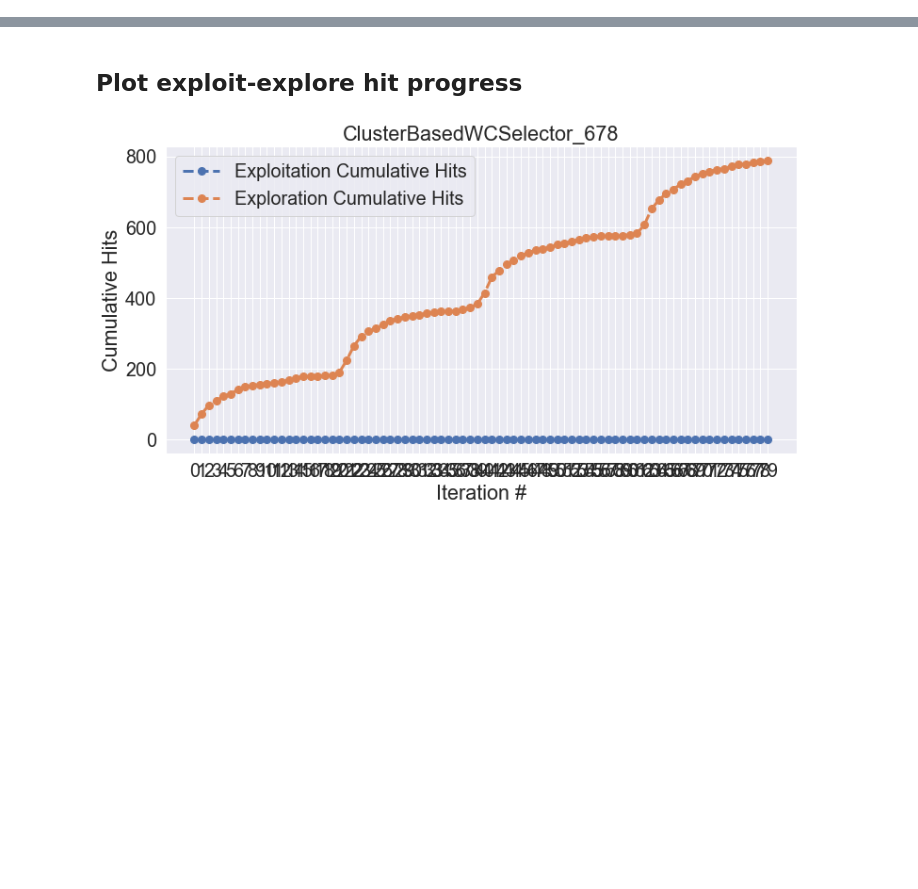
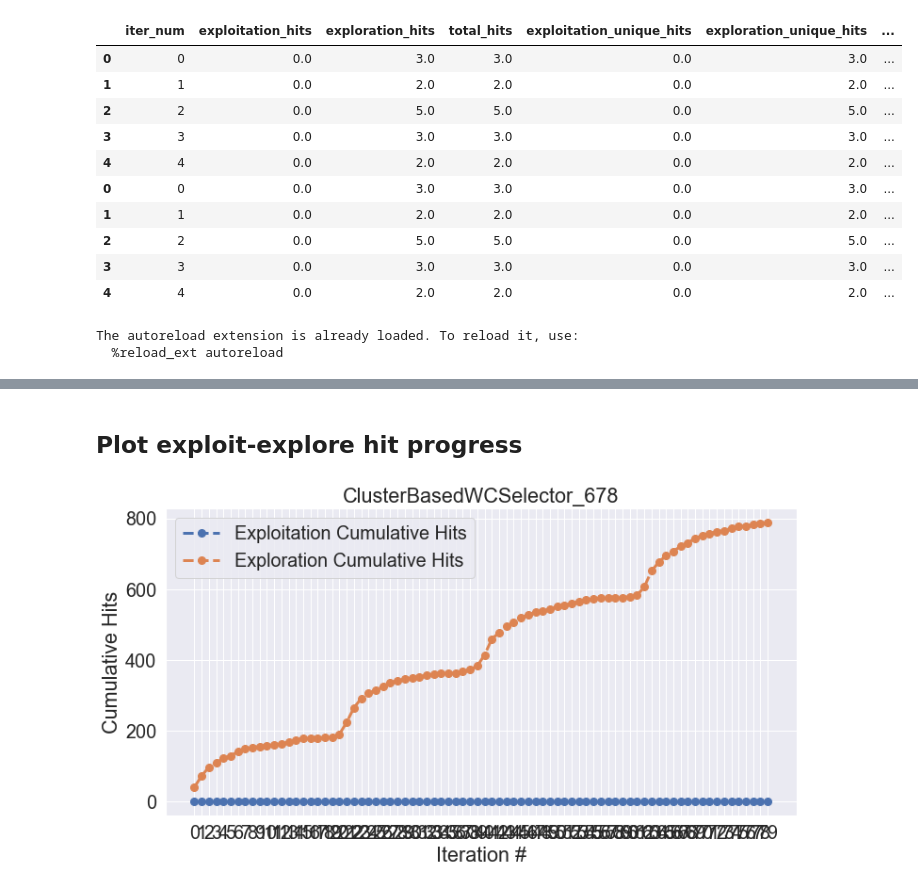
Before and after one commit to gitter-lab/active-learning-drug-discovery, a Jupyter notebook: analysis_notebooks/Analyze Experiment 2- All.ipynb, the cells around one changed output, grey strips where cells are left out. Drawn from its saved outputs; the diff is of its cells as text; code cells hidden in the pictures; blank space fills up the shorter version.

```diff
--- a/analysis_notebooks/Analyze Experiment 2- All.ipynb
+++ b/analysis_notebooks/Analyze Experiment 2- All.ipynb
@@ -1,3 +1,19 @@
+# %%
+a = all_96_hs[all_96_hs['hs_id'].isin(['ClusterBasedWCSelector_411', 'ClusterBasedWCSelector_609'])]
+a = a[a['rf_id'] == '1499']
+a[a['iter_num'] < 5]
+# %% [output]
+|  | iter_num | exploitation_hits | exploration_hits | total_hits | exploitation_unique_hits | exploration_unique_hits | ... |
+| 0 | 0 | 0.0 | 3.0 | 3.0 | 0.0 | 3.0 | ... |
+| 1 | 1 | 0.0 | 2.0 | 2.0 | 0.0 | 2.0 | ... |
+| 2 | 2 | 0.0 | 5.0 | 5.0 | 0.0 | 5.0 | ... |
+| 3 | 3 | 0.0 | 3.0 | 3.0 | 0.0 | 3.0 | ... |
+| 4 | 4 | 0.0 | 2.0 | 2.0 | 0.0 | 2.0 | ... |
+| 0 | 0 | 0.0 | 3.0 | 3.0 | 0.0 | 3.0 | ... |
+| 1 | 1 | 0.0 | 2.0 | 2.0 | 0.0 | 2.0 | ... |
+| 2 | 2 | 0.0 | 5.0 | 5.0 | 0.0 | 5.0 | ... |
+| 3 | 3 | 0.0 | 3.0 | 3.0 | 0.0 | 3.0 | ... |
+| 4 | 4 | 0.0 | 2.0 | 2.0 | 0.0 | 2.0 | ... |
 # %%
 import numpy as np
 import pandas as pd
@@ -18,9 +34,13 @@ hs_job_count = hs_params*1
 benchmark_job_count = benchmark_params*1
 custom_job_count = custom_params*1
 
-hs_dir = glob.glob('../../../aldd_results/params_results_exp_2\\sampled_hyparams/*/*/*/')
-custom_dir = glob.glob('../../../aldd_results/params_results_exp_2\\custom_cbws/*/*/*/')
-benchmark_dir = glob.glob('../../../aldd_results/params_results_exp_2\\benchmarks/*/*/*/')
+root_dir = '../../../aldd_results/params_results_exp_2\\'
+hs_dir = glob.glob(root_dir+'sampled_hyparams/*/*/*/')
+custom_dir = glob.glob(root_dir+'custom_cbws/*/*/*/')
+benchmark_dir = glob.glob(root_dir+'benchmarks/*/*/*/')
+# %% [output]
+The autoreload extension is already loaded. To reload it, use:
+  %reload_ext autoreload
 # %%
 all_96_hs, all_384_hs, all_1536_hs, all_df_hs, successful_jobs, failed_jobs = get_results(hs_dir, iter_max, task_col, cluster_col, run_threshold, False, False)
 
```
Also changed, not shown: parts of 6 cells of this notebook.
